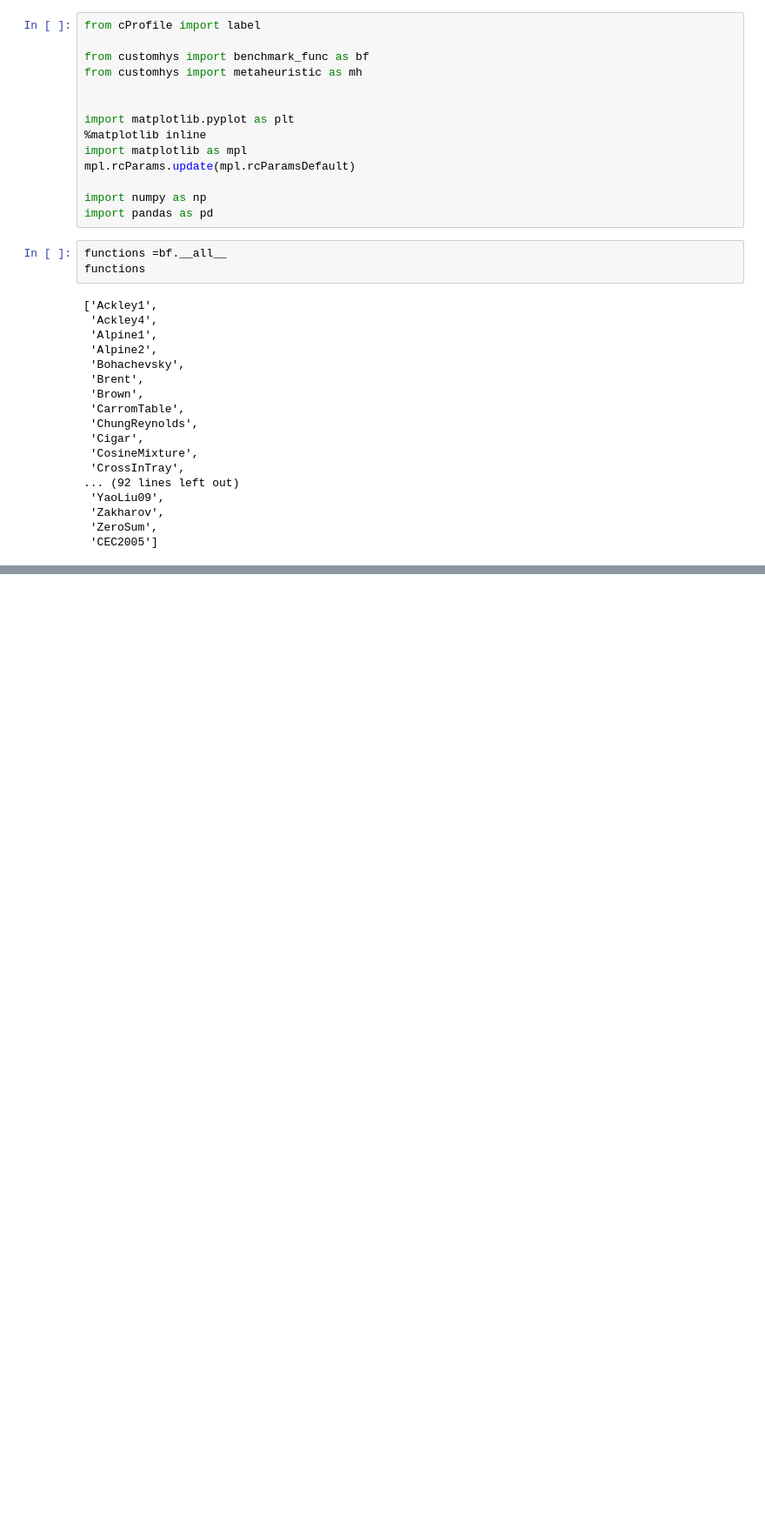
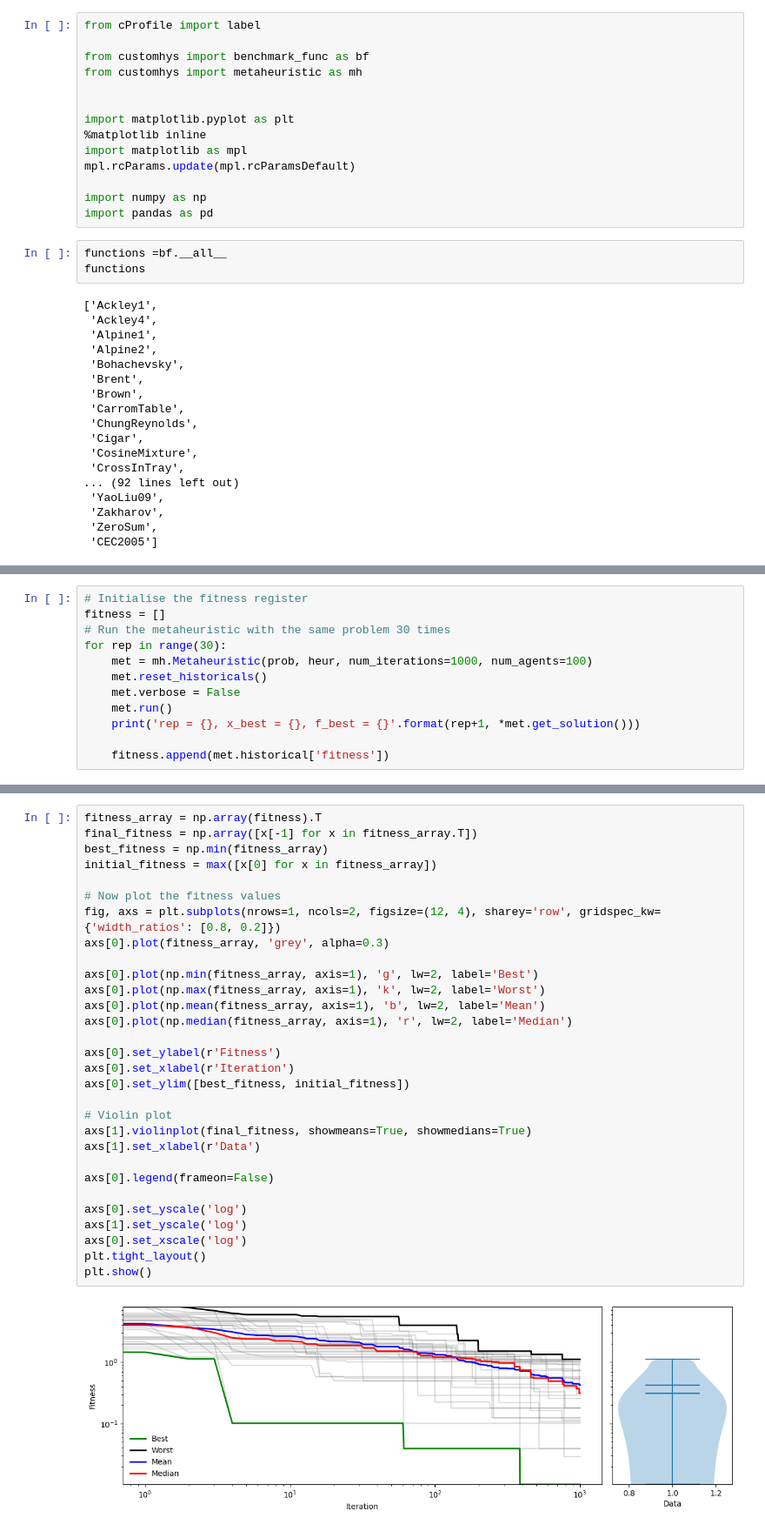
Before and after one commit to Valenriquez/llm-metaheuristics, a Jupyter notebook: graphics_performance.ipynb, the cells around one changed output, grey strips where cells are left out. Shown: that part at 87% size. Cells and saved outputs as stored; diff of their text form; blank space fills up the shorter version.

Commit message:
graphics

```diff
--- a/graphics_performance.ipynb
+++ b/graphics_performance.ipynb
@@ -104,0 +104,12 @@ plt.show()
+# %%
+# Initialise the fitness register
+fitness = []
+# Run the metaheuristic with the same problem 30 times
+for rep in range(30):
+    met = mh.Metaheuristic(prob, heur, num_iterations=1000, num_agents=100)
+    met.reset_historicals()
+    met.verbose = False
+    met.run()
+    print('rep = {}, x_best = {}, f_best = {}'.format(rep+1, *met.get_solution()))
+
+    fitness.append(met.historical['fitness'])
@@ -104,0 +134,32 @@ plt.show()
+# %%
+fitness_array = np.array(fitness).T
+final_fitness = np.array([x[-1] for x in fitness_array.T])
+best_fitness = np.min(fitness_array)
+initial_fitness = max([x[0] for x in fitness_array])
+
+# Now plot the fitness values
+fig, axs = plt.subplots(nrows=1, ncols=2, figsize=(12, 4), sharey='row', gridspec_kw={'width_ratios': [0.8, 0.2]})
+axs[0].plot(fitness_array, 'grey', alpha=0.3)
+
+axs[0].plot(np.min(fitness_array, axis=1), 'g', lw=2, label='Best')
+axs[0].plot(np.max(fitness_array, axis=1), 'k', lw=2, label='Worst')
+axs[0].plot(np.mean(fitness_array, axis=1), 'b', lw=2, label='Mean')
+axs[0].plot(np.median(fitness_array, axis=1), 'r', lw=2, label='Median')
+
+axs[0].set_ylabel(r'Fitness')
+axs[0].set_xlabel(r'Iteration')
+axs[0].set_ylim([best_fitness, initial_fitness])
+
+# Violin plot
+axs[1].violinplot(final_fitness, showmeans=True, showmedians=True)
+axs[1].set_xlabel(r'Data')
+
+axs[0].legend(frameon=False)
+
+axs[0].set_yscale('log')
+axs[1].set_yscale('log')
+axs[0].set_xscale('log')
+plt.tight_layout()
+plt.show()
+# %% [output]
+[figure, added]
```
Also changed, not shown: parts of 3 cells of this notebook.
